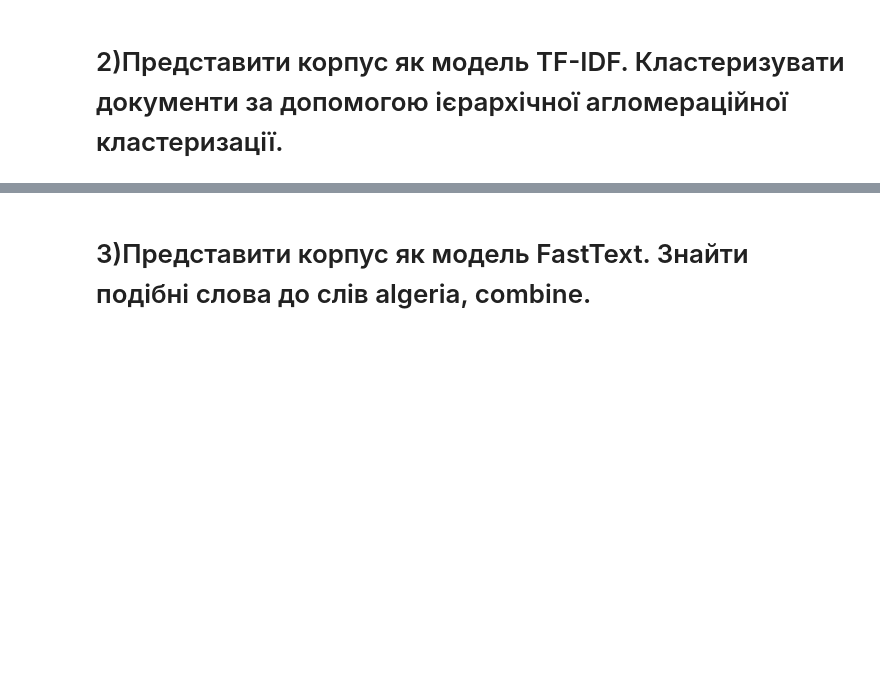
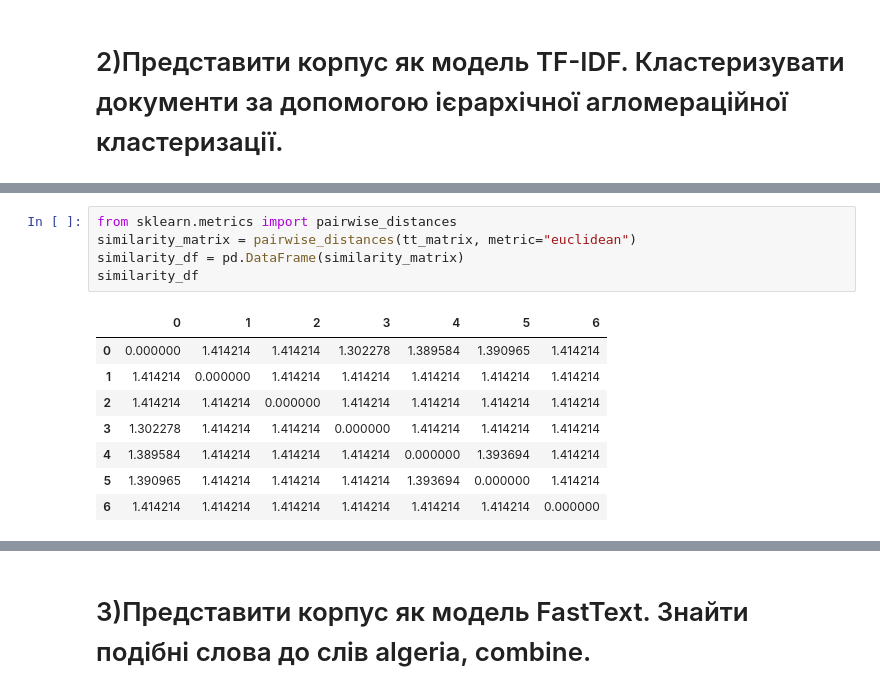
Before and after one commit to slavikDe/python, a Jupyter notebook: text_processing/lab2/lab2.ipynb, the cells around one changed output, grey strips where cells are left out. Cells and saved outputs as stored; diff of their text form; blank space fills up the shorter version.

```diff
--- a/text_processing/lab2/lab2.ipynb
+++ b/text_processing/lab2/lab2.ipynb
@@ -114,0 +104,14 @@ dendrogram(links)
+# %%
+from sklearn.metrics import pairwise_distances
+similarity_matrix = pairwise_distances(tt_matrix, metric="euclidean")
+similarity_df = pd.DataFrame(similarity_matrix)
+similarity_df
+# %% [output]
+|  | 0 | 1 | 2 | 3 | 4 | 5 | 6 |
+| 0 | 0.000000 | 1.414214 | 1.414214 | 1.302278 | 1.389584 | 1.390965 | 1.414214 |
+| 1 | 1.414214 | 0.000000 | 1.414214 | 1.414214 | 1.414214 | 1.414214 | 1.414214 |
+| 2 | 1.414214 | 1.414214 | 0.000000 | 1.414214 | 1.414214 | 1.414214 | 1.414214 |
+| 3 | 1.302278 | 1.414214 | 1.414214 | 0.000000 | 1.414214 | 1.414214 | 1.414214 |
+| 4 | 1.389584 | 1.414214 | 1.414214 | 1.414214 | 0.000000 | 1.393694 | 1.414214 |
+| 5 | 1.390965 | 1.414214 | 1.414214 | 1.414214 | 1.393694 | 0.000000 | 1.414214 |
+| 6 | 1.414214 | 1.414214 | 1.414214 | 1.414214 | 1.414214 | 1.414214 | 0.000000 |
```
Also changed, not shown: parts of 8 cells of this notebook, 1 other file.
